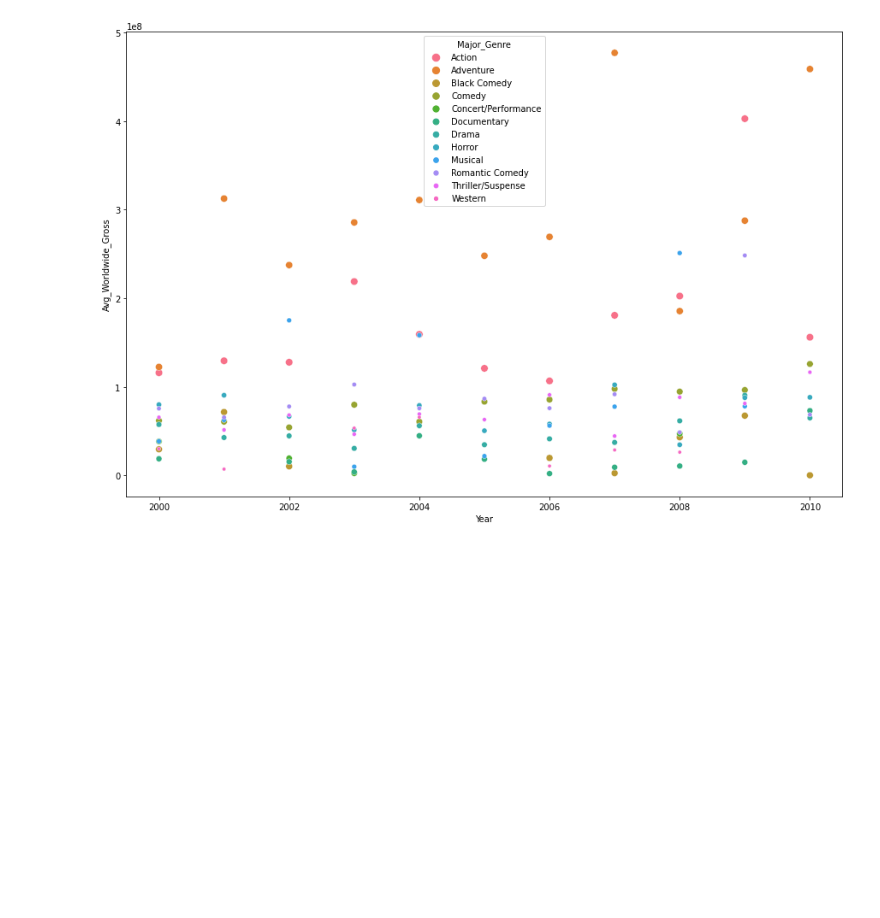
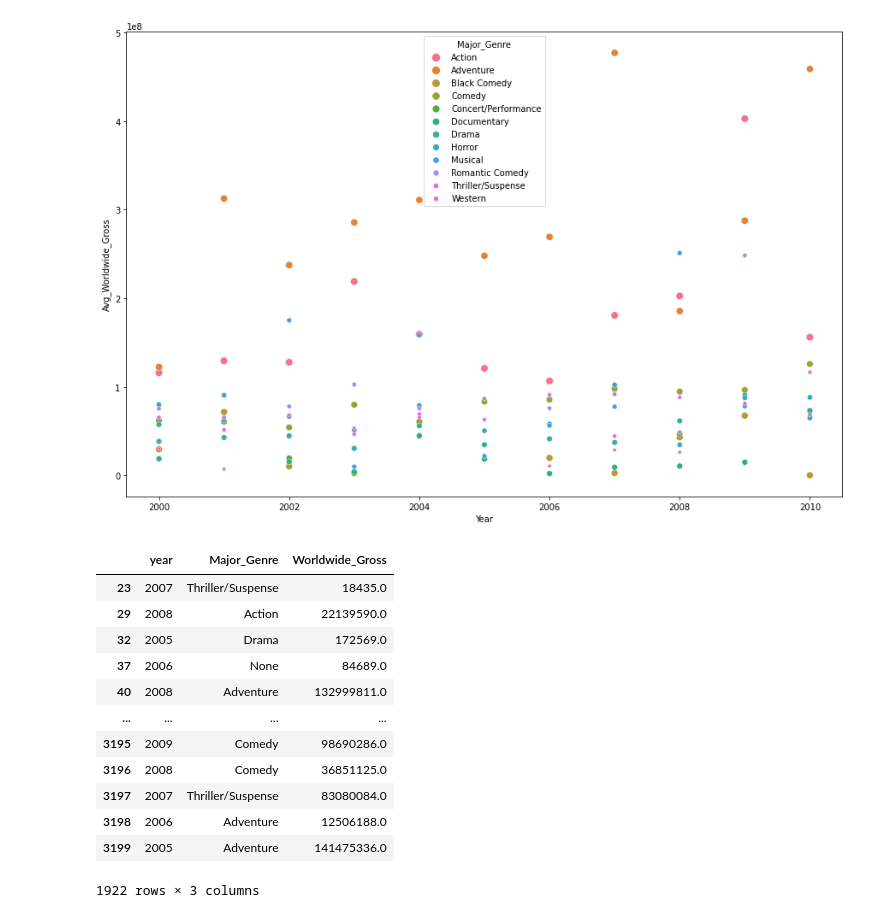
Before and after one commit to mansibhat/visualization-using-Python, a Jupyter notebook: Scatterplot_Movies.ipynb, the cells around one changed output. Drawn from its saved outputs; the diff is of its cells as text; code cells hidden in the pictures; blank space fills up the shorter version.

```diff
--- a/Scatterplot_Movies.ipynb
+++ b/Scatterplot_Movies.ipynb
@@ -157,0 +164,16 @@ sns.scatterplot()
+# %%
+df3
+# %% [output]
+|  | year | Major_Genre | Worldwide_Gross |
+| 23 | 2007 | Thriller/Suspense | 18435.0 |
+| 29 | 2008 | Action | 22139590.0 |
+| 32 | 2005 | Drama | 172569.0 |
+| 37 | 2006 | None | 84689.0 |
+| 40 | 2008 | Adventure | 132999811.0 |
+| ... | ... | ... | ... |
+| 3195 | 2009 | Comedy | 98690286.0 |
+| 3196 | 2008 | Comedy | 36851125.0 |
+| 3197 | 2007 | Thriller/Suspense | 83080084.0 |
+| 3198 | 2006 | Adventure | 12506188.0 |
+| 3199 | 2005 | Adventure | 141475336.0 |
+1922 rows × 3 columns
```
Also changed, not shown: parts of 5 cells of this notebook.
